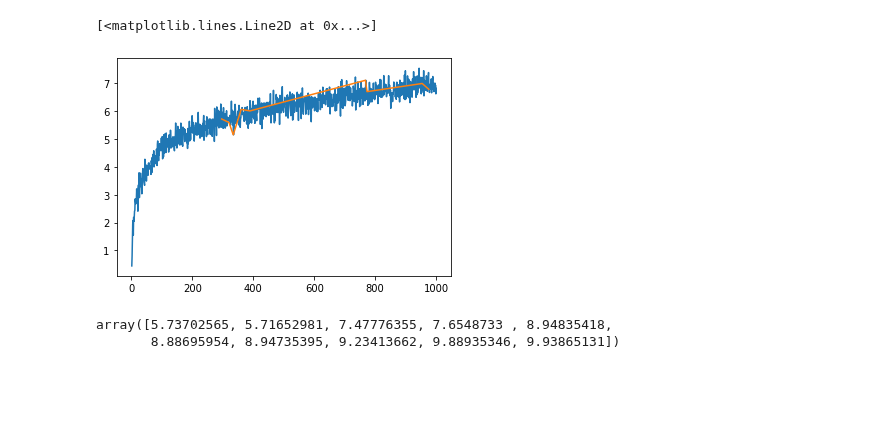
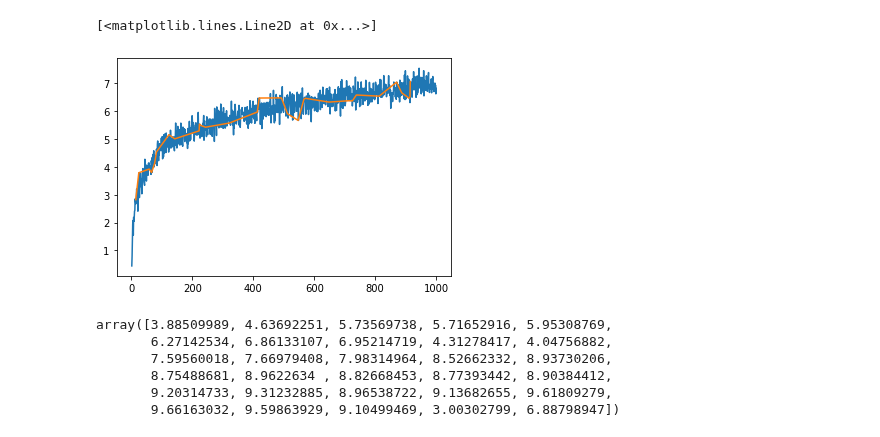
Before and after one commit to JairEsc/Mat_Apl_2, a Jupyter notebook: ML_T1_sencillo.ipynb, the cells around one changed output. Drawn from its saved outputs; the diff is of its cells as text; code cells hidden in the pictures; blank space fills up the shorter version.

```diff
--- a/ML_T1_sencillo.ipynb
+++ b/ML_T1_sencillo.ipynb
@@ -3,35 +3,35 @@
 # %%
 #Resolvamos el problema original.
 import numpy as np
 import matplotlib.pyplot as plt
 def GD_N(theta,alpha,eta,nIter, grad,stop_crit=10**(-4)):
     p     = np.zeros(theta.shape)
     Theta=[theta]
     for t in range(nIter):
         pre_theta = theta - 2.0*alpha*p
         g = grad(pre_theta)
         p = 0.5*(g + eta*p)
         if(np.linalg.norm(g)<stop_crit):
             if(t==0):
                 print("No hizo nada\n")
             break
         theta = theta - alpha*p
         Theta.append(theta)
     print("Iteraciones: ",t)
     return Theta[-1]
 np.random.seed(0)
 n=1000
 x=np.linspace(1,n,n)
 y=np.log(x)+np.random.normal(0,.25,size=len(x))
 from numpy.random import default_rng
-m=10
+m=30
 x_m=np.sort(default_rng().choice(np.arange(0, len(x)), size=m, replace=False))
 y_m=y[x_m]
 plt.plot(x,y)
 plt.plot(x_m,y_m)
 # %% [output]
 [<matplotlib.lines.Line2D at 0x...>]
-[figure, old version]
+[figure, new version]
 # %%
 def matriz_phi_sigma(sigma):
     M=np.zeros((n,m))
@@ -46,8 +46,12 @@ solve_for_alphas(matriz_phi_sigma(np.repeat(1,m)))
 
 #Asi ya puedo resolver para alpha, dado sigma.
 # %% [output]
-array([5.73702565, 5.71652981, 7.47776355, 7.6548733 , 8.94835418,
-       8.88695954, 8.94735395, 9.23413662, 9.88935346, 9.93865131])
+array([3.88509989, 4.63692251, 5.73569738, 5.71652916, 5.95308769,
+       6.27142534, 6.86133107, 6.95214719, 4.31278417, 4.04756882,
+       7.59560018, 7.66979408, 7.98314964, 8.52662332, 8.93730206,
+       8.75488681, 8.9622634 , 8.82668453, 8.77393442, 8.90384412,
+       9.20314733, 9.31232885, 8.96538722, 9.13682655, 9.61809279,
+       9.66163032, 9.59863929, 9.10499469, 3.00302799, 6.88798947])
 # %%
 def phi(s,x,x_j):
     return np.exp(-(1/2*s**2)*(x-x_j)**2)
```
Also changed, not shown: parts of 5 cells of this notebook.
